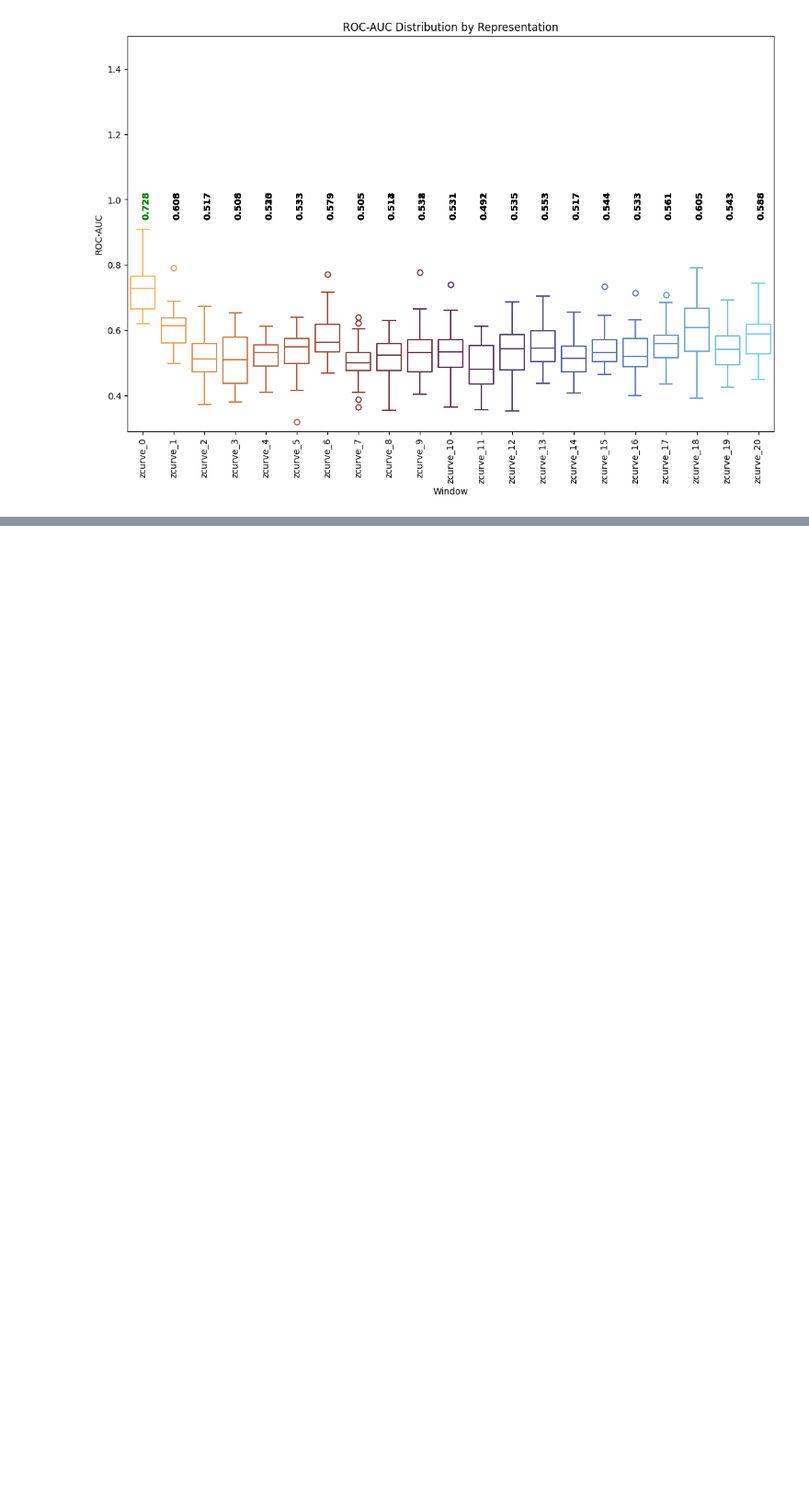
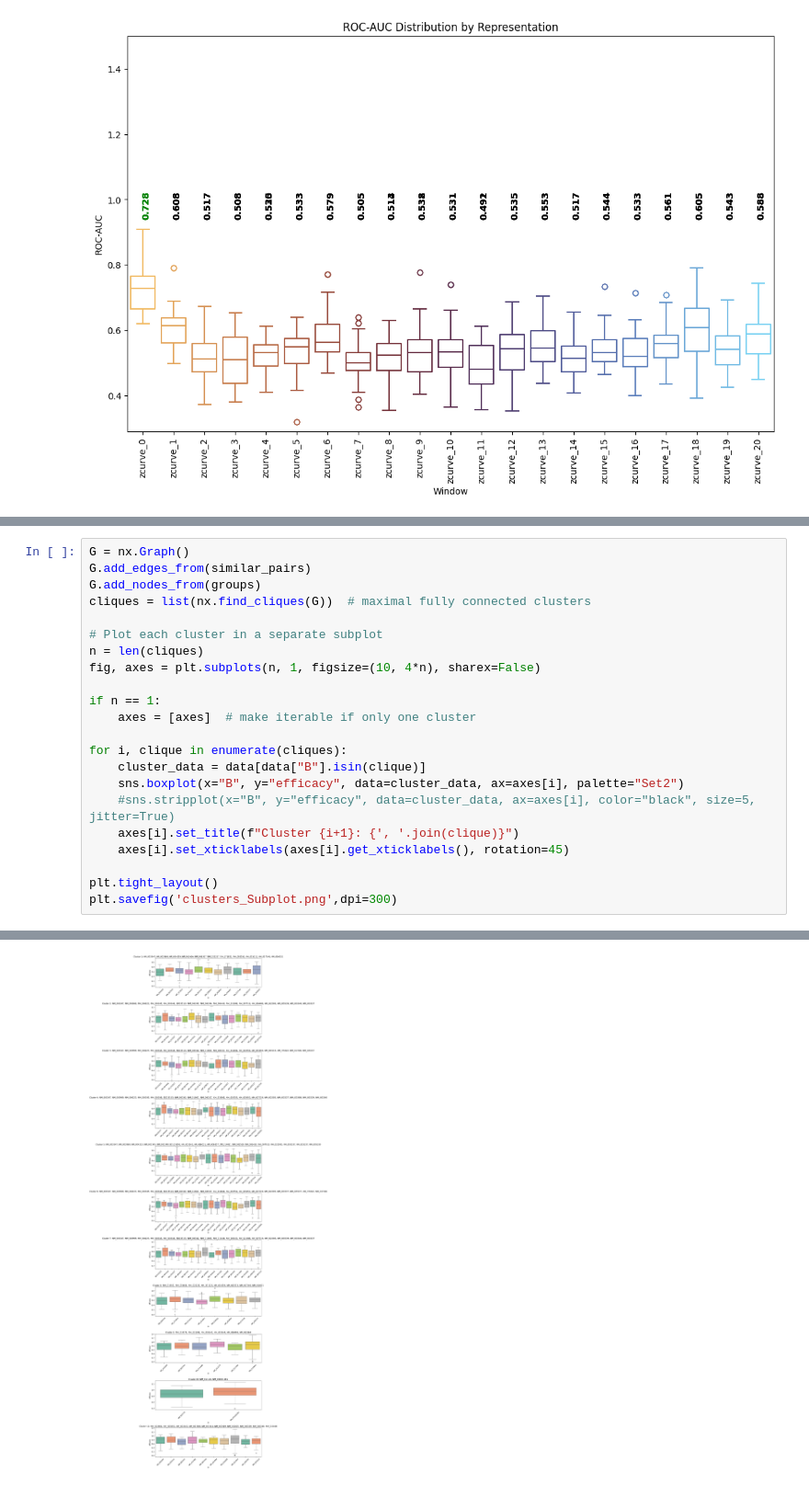
Before and after one commit to apkrfi/unMod-siRNA-Pred, a Jupyter notebook: Check_Performance.ipynb, the cells around one changed output, grey strips where cells are left out. Shown at 92% size. Cells and saved outputs as stored; diff of their text form; blank space fills up the shorter version.

```diff
--- a/Check_Performance.ipynb
+++ b/Check_Performance.ipynb
@@ -233,0 +352,23 @@ Passing `palette` without assigning `hue` is deprecated and will be removed in v
+# %%
+G = nx.Graph()
+G.add_edges_from(similar_pairs)
+G.add_nodes_from(groups)
+cliques = list(nx.find_cliques(G))  # maximal fully connected clusters
+
+# Plot each cluster in a separate subplot
+n = len(cliques)
+fig, axes = plt.subplots(n, 1, figsize=(10, 4*n), sharex=False)
+
+if n == 1:
+    axes = [axes]  # make iterable if only one cluster
+
+for i, clique in enumerate(cliques):
+    cluster_data = data[data["B"].isin(clique)]
+    sns.boxplot(x="B", y="efficacy", data=cluster_data, ax=axes[i], palette="Set2")
+    #sns.stripplot(x="B", y="efficacy", data=cluster_data, ax=axes[i], color="black", size=5, jitter=True)
+    axes[i].set_title(f"Cluster {i+1}: {', '.join(clique)}")
+    axes[i].set_xticklabels(axes[i].get_xticklabels(), rotation=45)
+
+plt.tight_layout()
+plt.savefig('clusters_Subplot.png',dpi=300)
+# %% [output]
@@ -233,0 +392 @@ Passing `palette` without assigning `hue` is deprecated and will be removed in v
+[figure, added]
```
Also changed, not shown: parts of 12 cells of this notebook, 3 other files.
